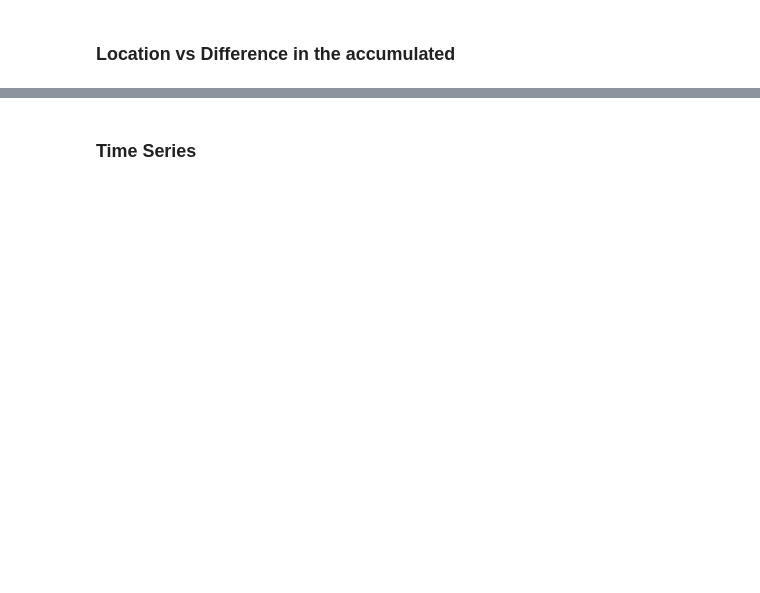
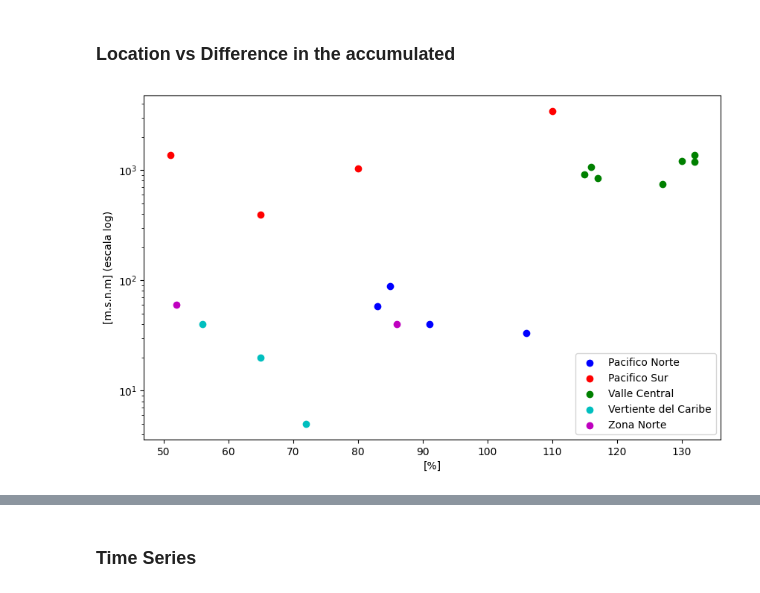
Before and after one commit to maureenfonseca/TFG, a Jupyter notebook: scripts/Analysis_Long Term.ipynb, the cells around one changed output, grey strips where cells are left out. Cells and saved outputs as stored; diff of their text form; code cells hidden in the pictures; blank space fills up the shorter version.

```diff
--- a/scripts/Analysis_Long Term.ipynb
+++ b/scripts/Analysis_Long Term.ipynb
@@ -203,24 +202,27 @@ display(interactive_plot)
 # %%
 plt.figure(figsize=(10, 6))
 # Define color map based on unique values in 'region_climatica'
 colors = {'Pacifico Norte': 'b',
           'Pacifico Sur': 'r',
           'Valle Central': 'g',
           'Vertiente del Caribe':'c',
           'Zona Norte':'m'
           }
 
 # Iterate through each region to create scatter plots with appropriate labels
 for region, color in colors.items():
     region_data = meta_df[meta_df['region_climatica'] == region]
     plt.scatter((-1)*region_data['percentage_diff'], region_data['Altitud (m.s.n.m.)'], c=color, label=region)
 
 plt.xlabel('[%]')
 plt.ylabel('[m.s.n.m] (escala log)')
-plt.title(f'Altitud de EMA vs Diferencia Porcentual')
+#plt.title(f'Altitud de EMA vs Diferencia Porcentual')
 plt.legend()
 plt.yscale('log')
+plt.savefig('./PLOTS/altitud_vs_diff%_LT.png')
 plt.show()
+# %% [output]
+[figure, added]
 # %%
 plt.figure(figsize=(10, 6))
 # Define color map based on unique values in 'region_climatica'
```
Also changed, not shown: parts of 17 cells of this notebook, 6 other files.
